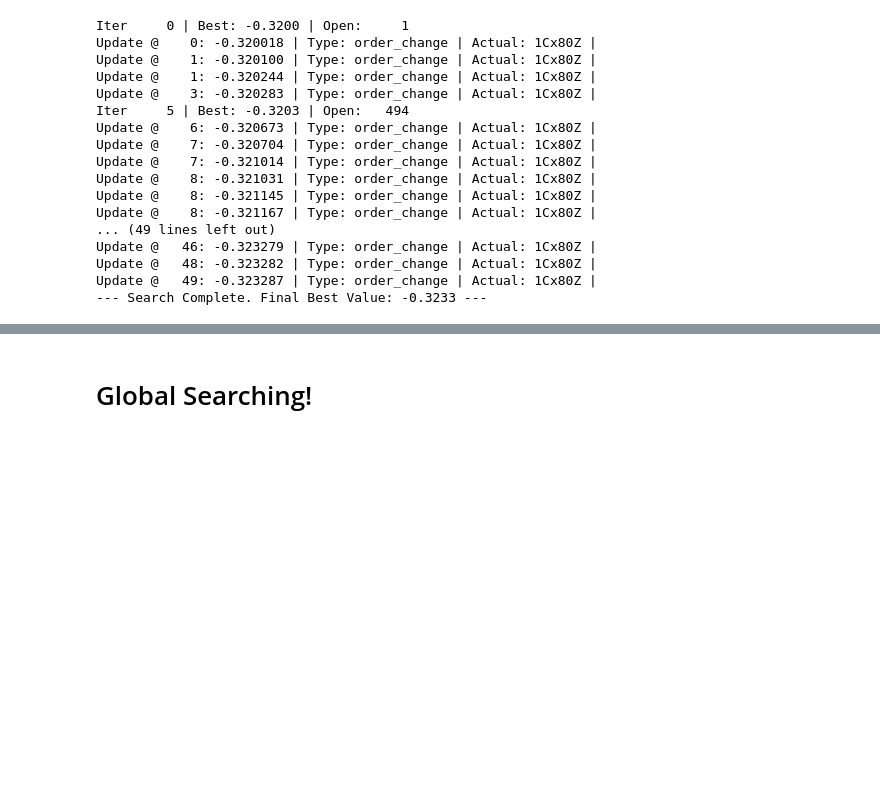
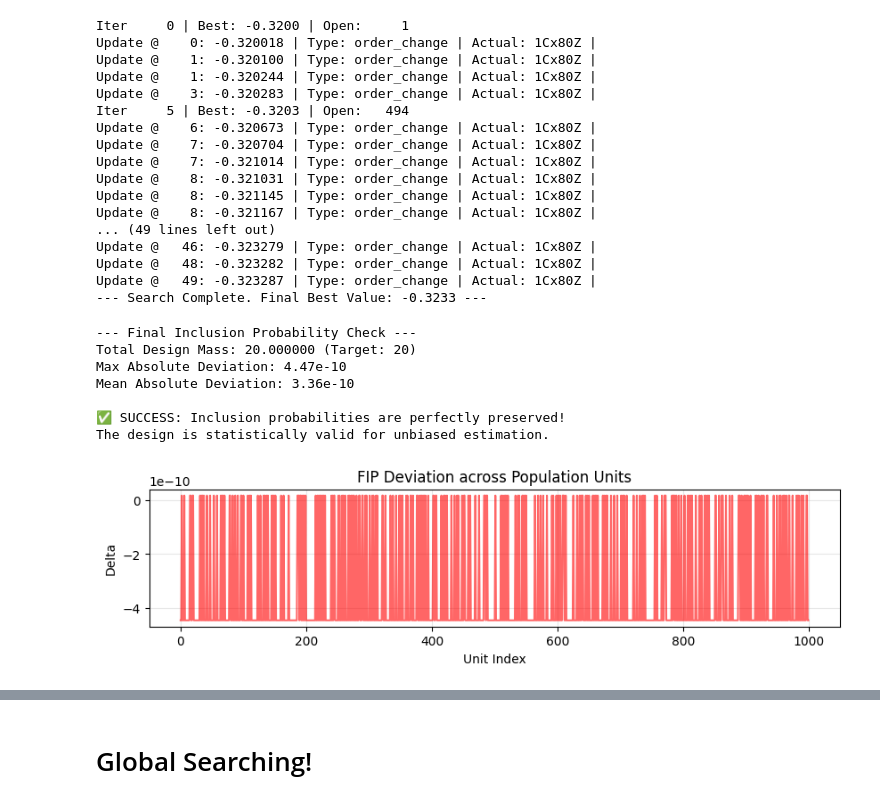
Before and after one commit to mehdimhb/graphical-sampling, a Jupyter notebook: simulations/jupyters/sampling.ipynb, the cells around one changed output, grey strips where cells are left out. Saved outputs shown, nothing was run; the diff lists cells and outputs as text; code cells hidden in the pictures; blank space fills up the shorter version.

```diff
--- a/simulations/jupyters/sampling.ipynb
+++ b/simulations/jupyters/sampling.ipynb
@@ -488,6 +486,54 @@ Update @   46: -0.323279 | Type: order_change | Actual: 1Cx80Z |
 Update @   48: -0.323282 | Type: order_change | Actual: 1Cx80Z |
 Update @   49: -0.323287 | Type: order_change | Actual: 1Cx80Z |
 --- Search Complete. Final Best Value: -0.3233 ---
+# %%
+import numpy as np
+import matplotlib.pyplot as plt
+
+# 1. Extract the Empirical FIP (Calculated from all samples in the design)
+# This property aggregates every sample's mass across the population
+empirical_fip = gbfs.best_design.fip
+
+# 2. Extract the Target FIP (The original probabilities from the population)
+# This was defined during the initialization of the Population object
+target_fip = gbfs.best_design.pop.inclusions
+
+# 3. Calculate the deviation
+diff = empirical_fip - target_fip
+max_dev = np.abs(diff).max()
+
+# 4. Print the diagnostic summary
+print(f"--- Final Inclusion Probability Check ---")
+print(f"Total Design Mass: {empirical_fip.sum():.6f} (Target: {gbfs.best_design.pop.n})")
+print(f"Max Absolute Deviation: {max_dev:.2e}")
+print(f"Mean Absolute Deviation: {np.abs(diff).mean():.2e}")
+
+# 5. Final Validation Logic
+# We use a tolerance of 1e-6 to account for standard floating-point drift
+if np.allclose(empirical_fip, target_fip, atol=1e-6):
+    print("\n✅ SUCCESS: Inclusion probabilities are perfectly preserved!")
+    print("The design is statistically valid for unbiased estimation.")
+else:
+    print("\n❌ WARNING: Significant deviation detected!")
+    print(f"Check the 'Fixed IDs' in your Design. Currently {len(gbfs.best_design.order.fixed_ids)} units are frozen.")
+
+# 6. (Optional) Quick Visual of the Drift
+plt.figure(figsize=(10, 2))
+plt.plot(diff, color='red', alpha=0.6)
+plt.title("FIP Deviation across Population Units")
+plt.ylabel("Delta")
+plt.xlabel("Unit Index")
+plt.grid(True, alpha=0.3)
+plt.show()
+# %% [output]
+--- Final Inclusion Probability Check ---
+Total Design Mass: 20.000000 (Target: 20)
+Max Absolute Deviation: 4.47e-10
+Mean Absolute Deviation: 3.36e-10
+
+✅ SUCCESS: Inclusion probabilities are perfectly preserved!
+The design is statistically valid for unbiased estimation.
+[figure, added]
 # %%
 gbfs.initial_designs =  [gbfs.best_design]
 # %%
```
Also changed, not shown: parts of 7 cells of this notebook.
